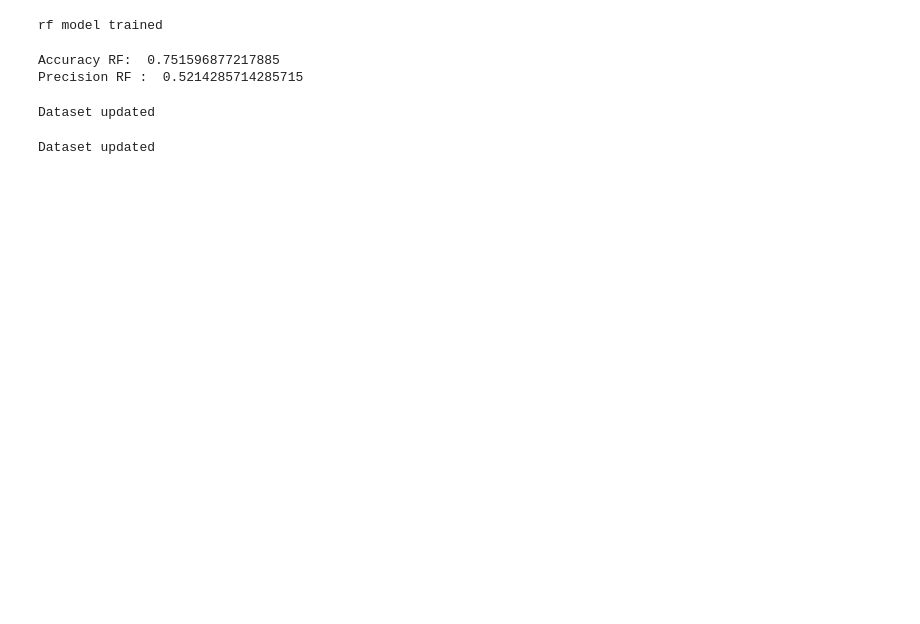
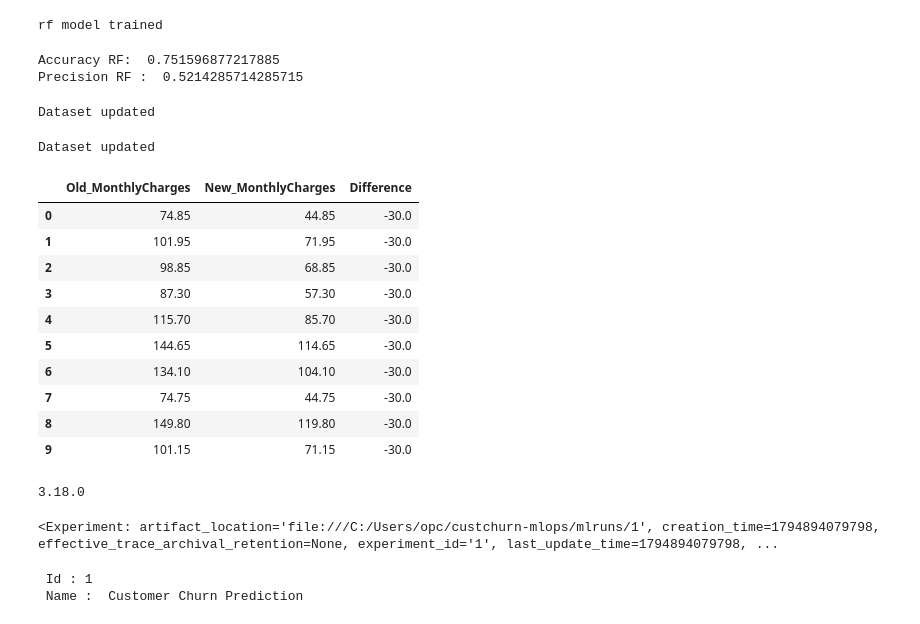
Before and after one commit to anupama-gs/custchurn-mlops, a Jupyter notebook: Day1_OrclFin_ML.ipynb, the cells around one changed output. Drawn from its saved outputs; the diff is of its cells as text; code cells hidden in the pictures; blank space fills up the shorter version.

```diff
--- a/Day1_OrclFin_ML.ipynb
+++ b/Day1_OrclFin_ML.ipynb
@@ -307,3 +315,46 @@ df.to_csv(
 print("Dataset updated")
 # %% [output]
 Dataset updated
+# %%
+df_v3 = pd.read_csv(r"C:\Users\opc\churn_v3\WA_Fn-UseC_-Telco-Customer-Churn.csv")
+df_v2 = pd.read_csv(r"C:\Users\opc\churn_v2\WA_Fn-UseC_-Telco-Customer-Churn.csv")
+
+comparison = pd.DataFrame({
+    "Old_MonthlyCharges" : df_v3["MonthlyCharges"],
+    "New_MonthlyCharges" : df_v2["MonthlyCharges"]
+})
+
+comparison["Difference"] = (
+    comparison["New_MonthlyCharges"] - comparison["Old_MonthlyCharges"] )
+changed_records = comparison[
+    comparison["Difference"] != 0 ]
+
+changed_records.head(20)
+# %% [output]
+|  | Old_MonthlyCharges | New_MonthlyCharges | Difference |
+| 0 | 74.85 | 44.85 | -30.0 |
+| 1 | 101.95 | 71.95 | -30.0 |
+| 2 | 98.85 | 68.85 | -30.0 |
+| 3 | 87.30 | 57.30 | -30.0 |
+| 4 | 115.70 | 85.70 | -30.0 |
+| 5 | 144.65 | 114.65 | -30.0 |
+| 6 | 134.10 | 104.10 | -30.0 |
+| 7 | 74.75 | 44.75 | -30.0 |
+| 8 | 149.80 | 119.80 | -30.0 |
+| 9 | 101.15 | 71.15 | -30.0 |
+# %%
+import mlflow
+print(mlflow.__version__)
+# %% [output]
+3.18.0
+# %%
+mlflow.set_experiment("Customer Churn Prediction")
+# %% [output]
+<Experiment: artifact_location='file:///C:/Users/opc/custchurn-mlops/mlruns/1', creation_time=1794894079798, effective_trace_archival_retention=None, experiment_id='1', last_update_time=1794894079798, ...
+# %%
+experiment = mlflow.get_experiment_by_name("Customer Churn Prediction")
+print (" Id :", experiment.experiment_id)
+print (" Name : " , experiment.name)
+# %% [output]
+ Id : 1
+ Name :  Customer Churn Prediction
```
Also changed, not shown: parts of 14 cells of this notebook, 12 other files.
